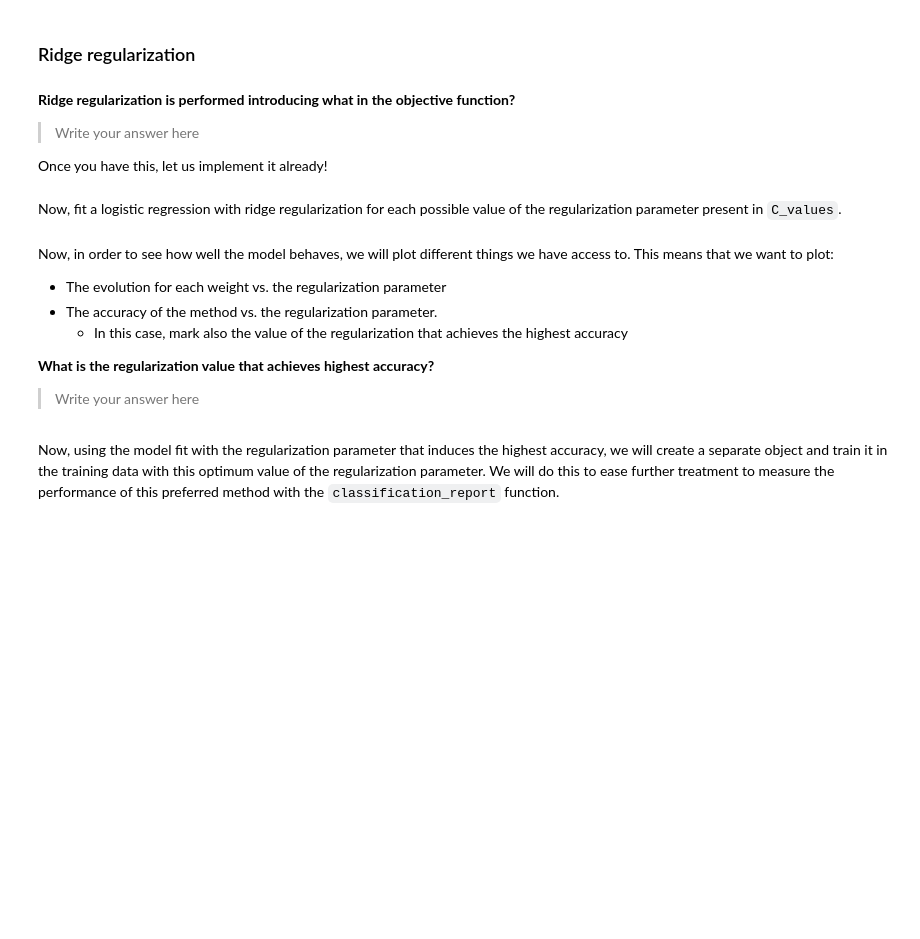
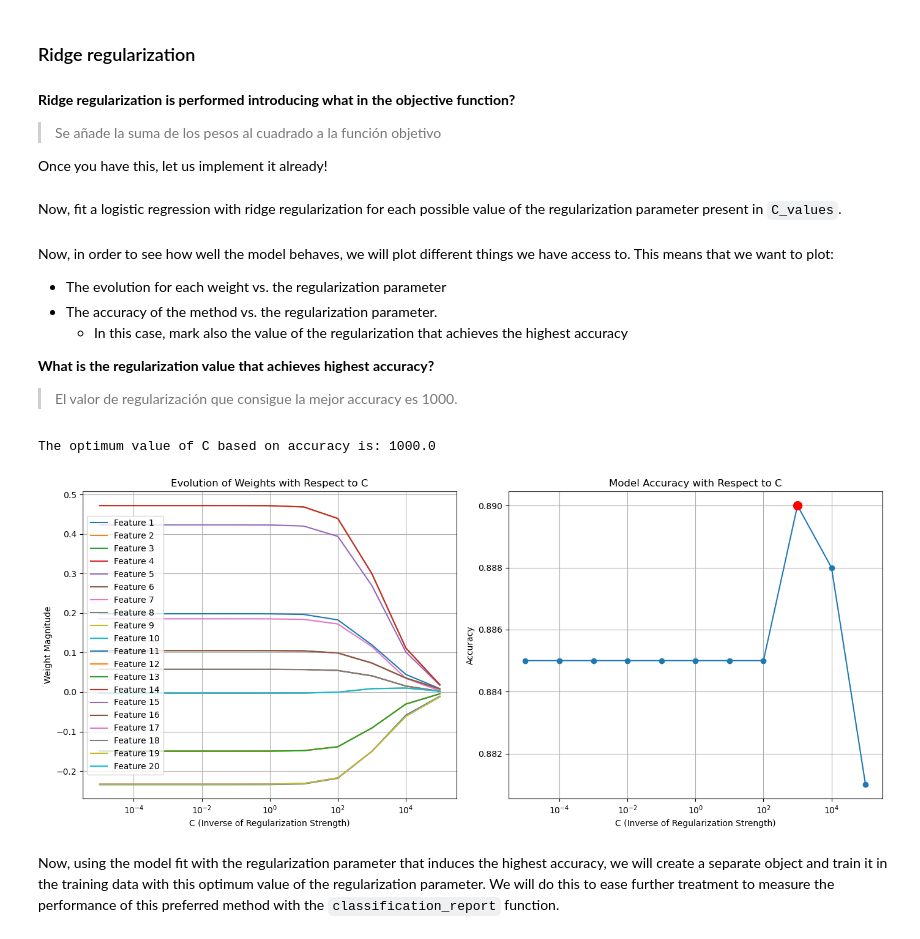
Before and after one commit to ICAI-IMAT-ML/p2-5-lyr-f, a Jupyter notebook: notebook/Lab2_5_LogisticRegression_and_regularization.ipynb, the cells around one changed output. Drawn from its saved outputs; the diff is of its cells as text; code cells hidden in the pictures; blank space fills up the shorter version.

```diff
--- a/notebook/Lab2_5_LogisticRegression_and_regularization.ipynb
+++ b/notebook/Lab2_5_LogisticRegression_and_regularization.ipynb
@@ -203,15 +223,15 @@ _If you need to review the ideas behind regularization, now is the time. Make su
 # %% [markdown]
 **Ridge regularization is performed introducing what in the objective function?**
 
-> Write your answer here
+> Se añade la suma de los pesos al cuadrado a la función objetivo
 
 Once you have this, let us implement it already!
 # %%
 # We will perform regularization for different values of the regularization parameter
-# TODO: Create an array (C_values) that contains 11 values distributed in log-scale, covering from 10^(-5) to 10^5
+# Create an array (C_values) that contains 11 values distributed in log-scale, covering from 10^(-5) to 10^5
 pow_min = -5
 pow_max = 5
-C_values = None  # Vector of \lambda (regularization parameters)
+C_values = np.array([10**i for i in range(pow_min,pow_max+1)])  # Vector of \lambda (regularization parameters)
 
 # Keep these two empty lists to contain the final weights for each regularization parameter
 weights_evolution = []    # To store the final weights for each C
@@ -221,12 +241,12 @@ Now, fit a logistic regression with ridge regularization for each possible value
 # %%
 for C in C_values:
     model = LogisticRegressor()  # Update to include necessary parameters
-    model.fit(None, None, learning_rate = None, num_iterations = None, penalty = 'ridge', C = C)
+    model.fit(X_train, y_train, learning_rate = 0.01, num_iterations = 1000, penalty = 'ridge', C = C)
     weights_evolution.append(model.weights)
 
     # Predict and calculate accuracy in the test data
-    y_pred = model.predict(None)
-    accuracy = accuracy_score(None, None)
+    y_pred = model.predict(X_test)
+    accuracy = accuracy_score(y_test, y_pred)
     accuracies.append(accuracy)
 # %% [markdown]
 Now, in order to see how well the model behaves, we will plot different things we have access to. This means that we want to plot:
@@ -235,7 +255,7 @@ Now, in order to see how well the model behaves, we will plot different things w
     - In this case, mark also the value of the regularization that achieves the highest accuracy
 
 **What is the regularization value that achieves highest accuracy?**
-> Write your answer here
+> El valor de regularización que consigue la mejor accuracy es 1000.
 # %%
 # Plotting the evolution of weights
 plt.figure(figsize=(14, 6))
@@ -243,38 +263,42 @@ plt.figure(figsize=(14, 6))
 # Plot for the changes in the weights in terms of the regularization parameter
 plt.subplot(1, 2, 1)
 for feature_index in range(len(weights_evolution[0])):
     weight_trajectory = [weights[feature_index] for weights in weights_evolution]
     plt.plot(C_values, weight_trajectory, label=f'Feature {feature_index + 1}')
 plt.xscale('log')
 plt.xlabel('C (Inverse of Regularization Strength)')
 plt.ylabel('Weight Magnitude')
 plt.title('Evolution of Weights with Respect to C')
 plt.legend(loc='best')
 plt.grid(True)
 
-# TODO: Find the maximum accuracy
-max_accuracy = None
+# Find the maximum accuracy
+max_accuracy = np.max(accuracies)
 
-# TODO: Filter the C values that correspond to the maximum accuracy
-optimum_C_values = None
+# Filter the C values that correspond to the maximum accuracy
+indices = np.where(accuracies == max_accuracy)[0]  # Encuentra todos los índices
+optimum_C_values = [C_values[i] for i in indices]
 
 # Select the maximum C from those that yield the highest accuracy
-optimum_C = None
+optimum_C = np.max(optimum_C_values)
 
 print(f"The optimum value of C based on accuracy is: {optimum_C}")
 
 # Plotting accuracy as a function of C
 plt.subplot(1, 2, 2)
 plt.plot(C_values, accuracies, marker='o', linestyle='-')
 plt.plot(optimum_C, max_accuracy, 'ro', markersize=10, label='Optimum C')
 plt.xscale('log')
 plt.xlabel('C (Inverse of Regularization Strength)')
 plt.ylabel('Accuracy')
 plt.title('Model Accuracy with Respect to C')
 plt.grid(True)
 
 plt.tight_layout()
 plt.show()
+# %% [output]
+The optimum value of C based on accuracy is: 1000.0
+[figure, added]
 # %% [markdown]
 Now, using the model fit with the regularization parameter that induces the highest accuracy, we will create a separate object and train it in the training data with this optimum value of the regularization parameter. We will do this to ease further treatment to measure the performance of this preferred method with the `classification_report` function.
 # %%
```
Also changed, not shown: parts of 50 cells of this notebook, 1 other file.
